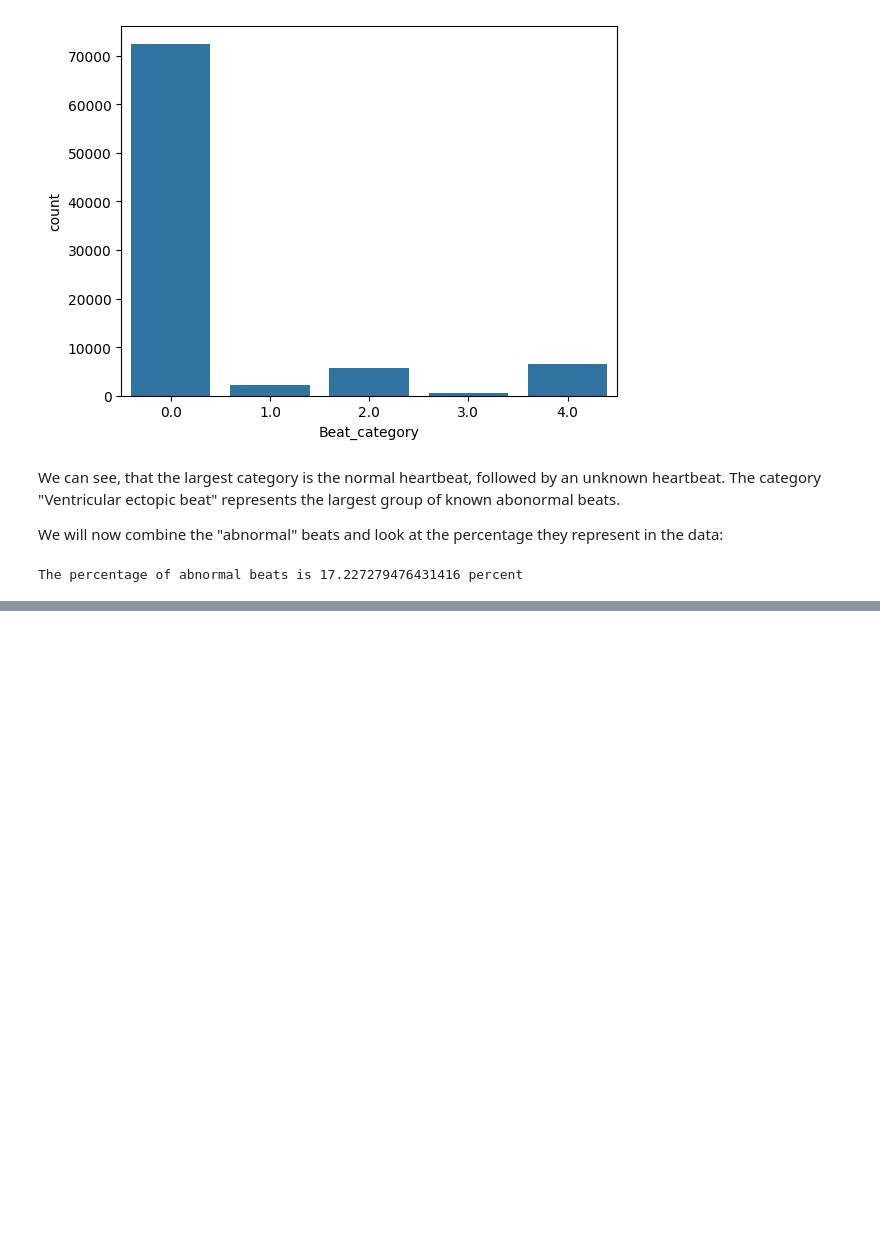
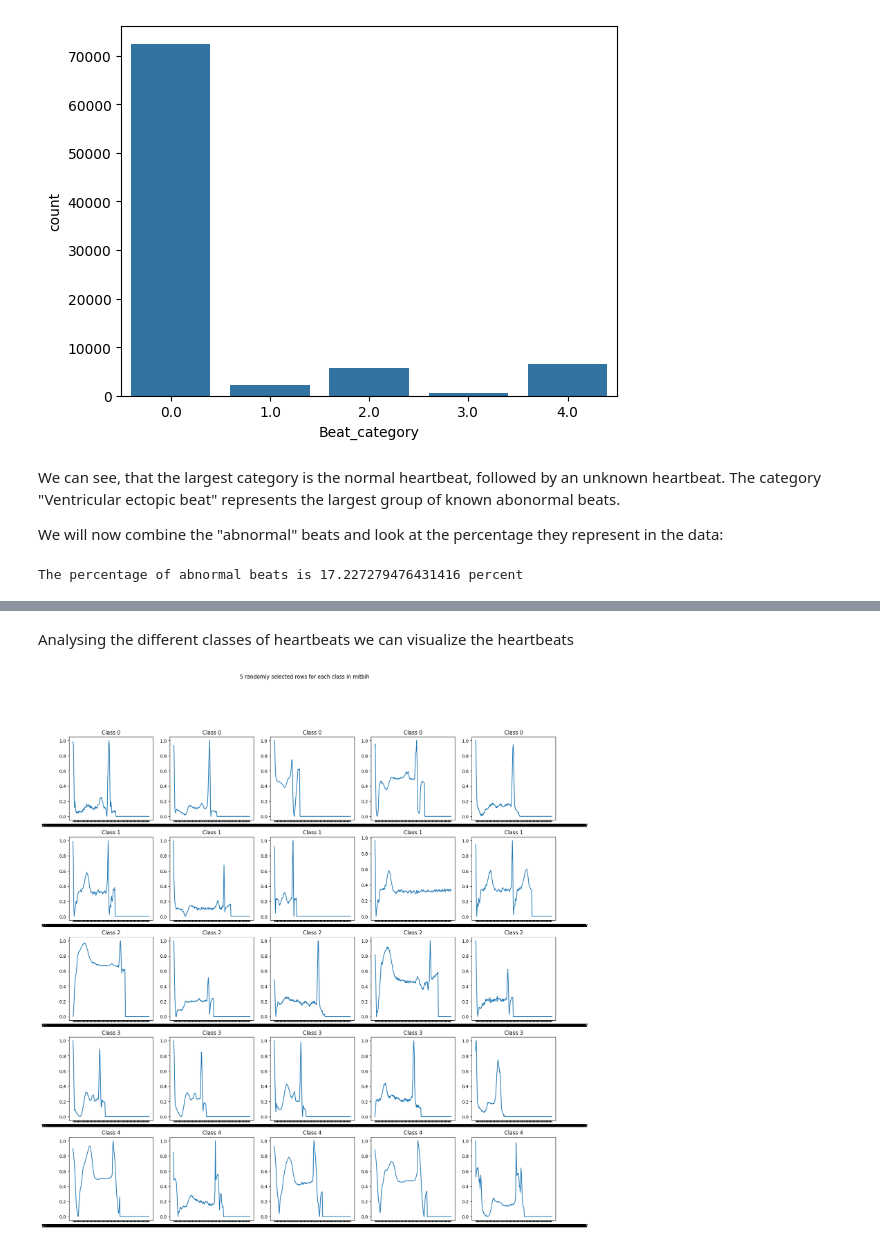
Before and after one commit to Zermatzor/DS_HeartBeat_Project, a Jupyter notebook: src/notebook_data_analysis.ipynb, the cells around one changed output, grey strips where cells are left out. Cells and saved outputs as stored; diff of their text form; code cells hidden in the pictures; blank space fills up the shorter version.

```diff
--- a/src/notebook_data_analysis.ipynb
+++ b/src/notebook_data_analysis.ipynb
@@ -124,0 +137,26 @@ The percentage of abnormal beats is 17.227279476431416 percent
+# %% [markdown]
+Analysing the different classes of heartbeats we can visualize the heartbeats
+# %%
+mitbih_train_class0 = mitbih_train[mitbih_train['Beat_category']==0].drop('Beat_category', axis=1)
+mitbih_train_class1 = mitbih_train[mitbih_train['Beat_category']==1].drop('Beat_category', axis=1)
+mitbih_train_class2 = mitbih_train[mitbih_train['Beat_category']==2].drop('Beat_category', axis=1)
+mitbih_train_class3 = mitbih_train[mitbih_train['Beat_category']==3].drop('Beat_category', axis=1)
+
+#plot graphs
+
+plt.figure(figsize=(20,20))
+plt.suptitle('5 randomly selected rows for each class in mitbih')
+
+graph_index = 1
+
+for i, df in enumerate([mitbih_train_class0, mitbih_train_class1, mitbih_train_class2, mitbih_train_class3, mitbih_train_class4]):
+    for _ in range(5):
+        n = random.choice(df.index.values)
+        plt.subplot(5 ,5, graph_index)
+        plt.plot(df.columns, df.loc[n])
+        plt.title(f'Class {i}')
+        graph_index += 1
+
+plt.show()
+# %% [output]
+[figure, added]
```
Also changed, not shown: parts of 6 cells of this notebook.
